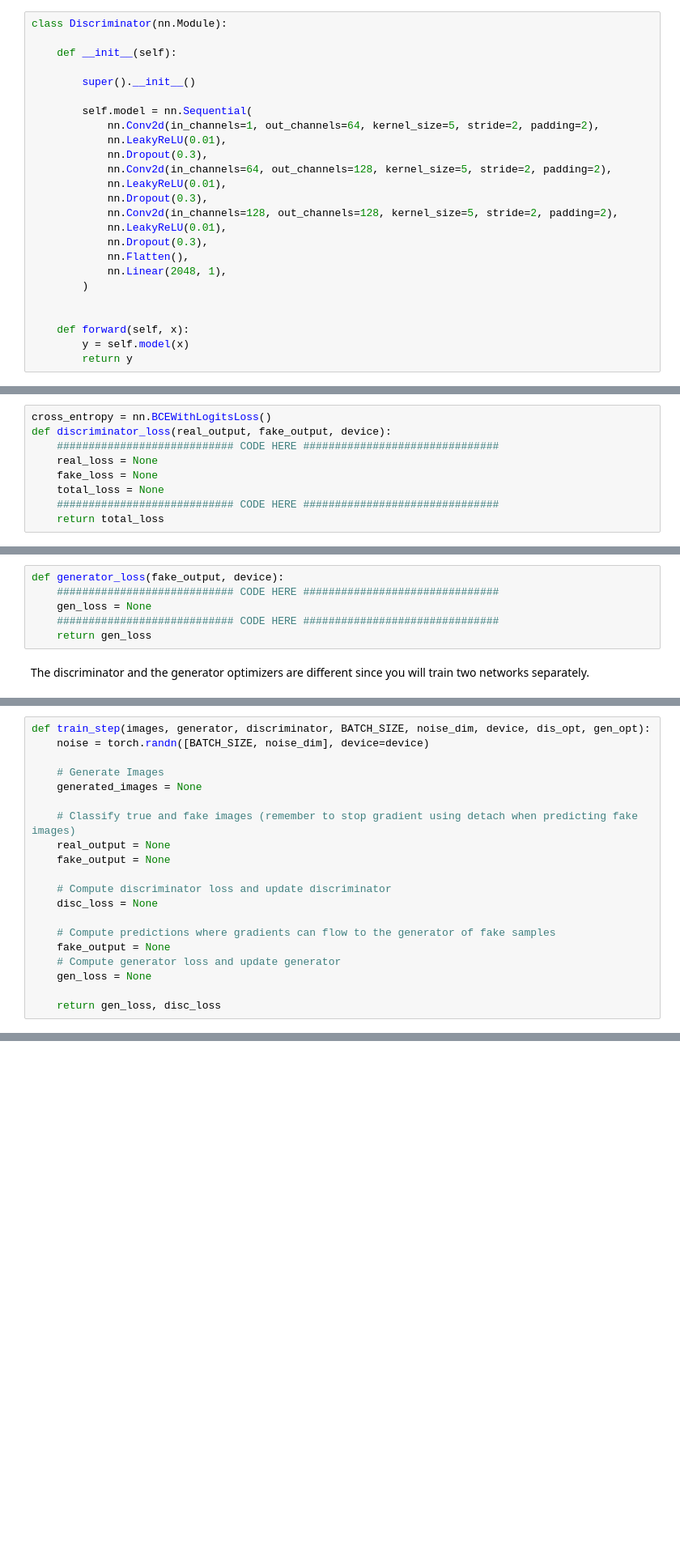
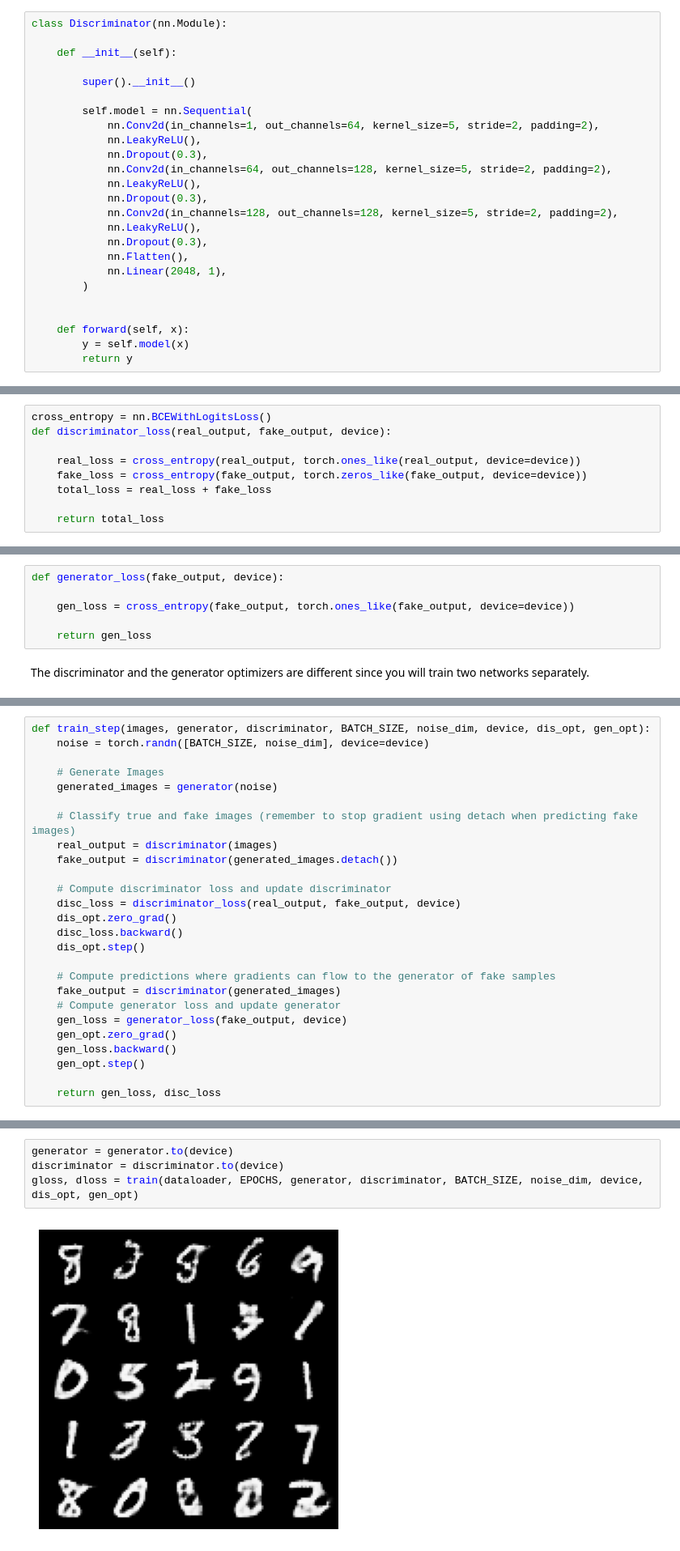
Before and after one commit to morgmatt/DLNN_lab, a Jupyter notebook: 6-gan/NNDL_lab_06_2526_modified.ipynb, the cells around one changed output, grey strips where cells are left out. Shown at 81% size. Saved outputs shown, nothing was run; the diff lists cells and outputs as text; blank space fills up the shorter version.

```diff
--- a/6-gan/NNDL_lab_06_2526_modified.ipynb
+++ b/6-gan/NNDL_lab_06_2526_modified.ipynb
@@ -189,13 +188,13 @@ class Discriminator(nn.Module):
 
         self.model = nn.Sequential(
             nn.Conv2d(in_channels=1, out_channels=64, kernel_size=5, stride=2, padding=2),
-            nn.LeakyReLU(0.01),
+            nn.LeakyReLU(),
             nn.Dropout(0.3),
             nn.Conv2d(in_channels=64, out_channels=128, kernel_size=5, stride=2, padding=2),
-            nn.LeakyReLU(0.01),
+            nn.LeakyReLU(),
             nn.Dropout(0.3),
             nn.Conv2d(in_channels=128, out_channels=128, kernel_size=5, stride=2, padding=2),
-            nn.LeakyReLU(0.01),
+            nn.LeakyReLU(),
             nn.Dropout(0.3),
             nn.Flatten(),
             nn.Linear(2048, 1),
@@ -256,11 +253,11 @@ $\frac{1}{m}\sum_{i=1}^{m}-[\log D(\boldsymbol{x}^{(i)}) +\log(1-D(G(\boldsymbol
 # %%
 cross_entropy = nn.BCEWithLogitsLoss()
 def discriminator_loss(real_output, fake_output, device):
-    ############################ CODE HERE ###############################
-    real_loss = None
-    fake_loss = None
-    total_loss = None
-    ############################ CODE HERE ###############################
+
+    real_loss = cross_entropy(real_output, torch.ones_like(real_output, device=device))
+    fake_loss = cross_entropy(fake_output, torch.zeros_like(fake_output, device=device))
+    total_loss = real_loss + fake_loss
+
     return total_loss
 # %% [markdown]
 ### Generator loss
@@ -276,9 +273,9 @@ $\frac{1}{m}\sum_{i=1}^{m}-\log(D(G(\boldsymbol{z}^{(i)})))$
 Which is the Binary crossentropy between $D(G(\boldsymbol{z}^{(i)}))$ and the probability distribution that has $y^{(i)} = 1 \forall i$, i.e. we are forcing the generator to produce samples that will make the discriminator predict that fake samples are real.
 # %%
 def generator_loss(fake_output, device):
-    ############################ CODE HERE ###############################
-    gen_loss = None
-    ############################ CODE HERE ###############################
+
+    gen_loss = cross_entropy(fake_output, torch.ones_like(fake_output, device=device))
+
     return gen_loss
 # %% [markdown]
 The discriminator and the generator optimizers are different since you will train two networks separately.
@@ -299,19 +296,25 @@ def train_step(images, generator, discriminator, BATCH_SIZE, noise_dim, device,
     noise = torch.randn([BATCH_SIZE, noise_dim], device=device)
 
     # Generate Images
-    generated_images = None
+    generated_images = generator(noise)
 
     # Classify true and fake images (remember to stop gradient using detach when predicting fake images)
-    real_output = None
-    fake_output = None
+    real_output = discriminator(images)
+    fake_output = discriminator(generated_images.detach())
 
     # Compute discriminator loss and update discriminator
-    disc_loss = None
+    disc_loss = discriminator_loss(real_output, fake_output, device)
+    dis_opt.zero_grad()
+    disc_loss.backward()
+    dis_opt.step()
 
     # Compute predictions where gradients can flow to the generator of fake samples
-    fake_output = None
+    fake_output = discriminator(generated_images)
     # Compute generator loss and update generator
-    gen_loss = None
+    gen_loss = generator_loss(fake_output, device)
+    gen_opt.zero_grad()
+    gen_loss.backward()
+    gen_opt.step()
 
     return gen_loss, disc_loss
 # %%
@@ -376,3 +373,9 @@ gloss, dloss = None
+# %%
+generator = generator.to(device)
+discriminator = discriminator.to(device)
+gloss, dloss = train(dataloader, EPOCHS, generator, discriminator, BATCH_SIZE, noise_dim, device, dis_opt, gen_opt)
+# %% [output]
+[figure, added]
 # %%
 plt.plot(gloss, label="Generator loss")
 plt.plot(dloss, label="Discriminator loss")
```
Also changed, not shown: parts of 6 cells of this notebook.
